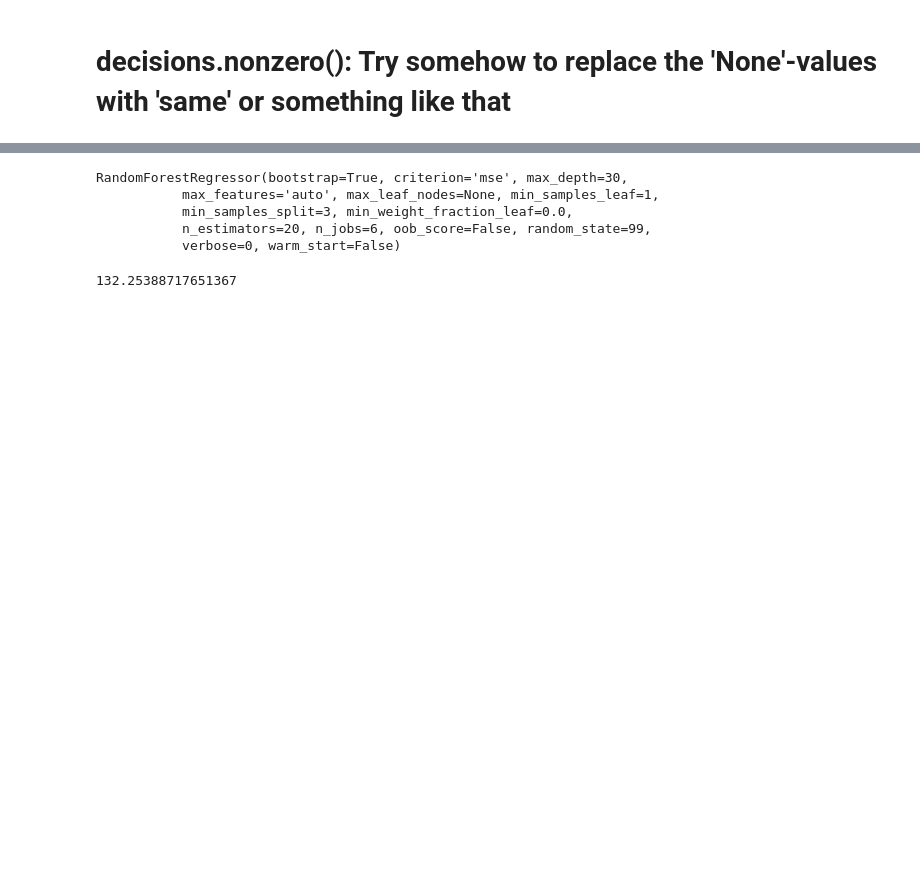
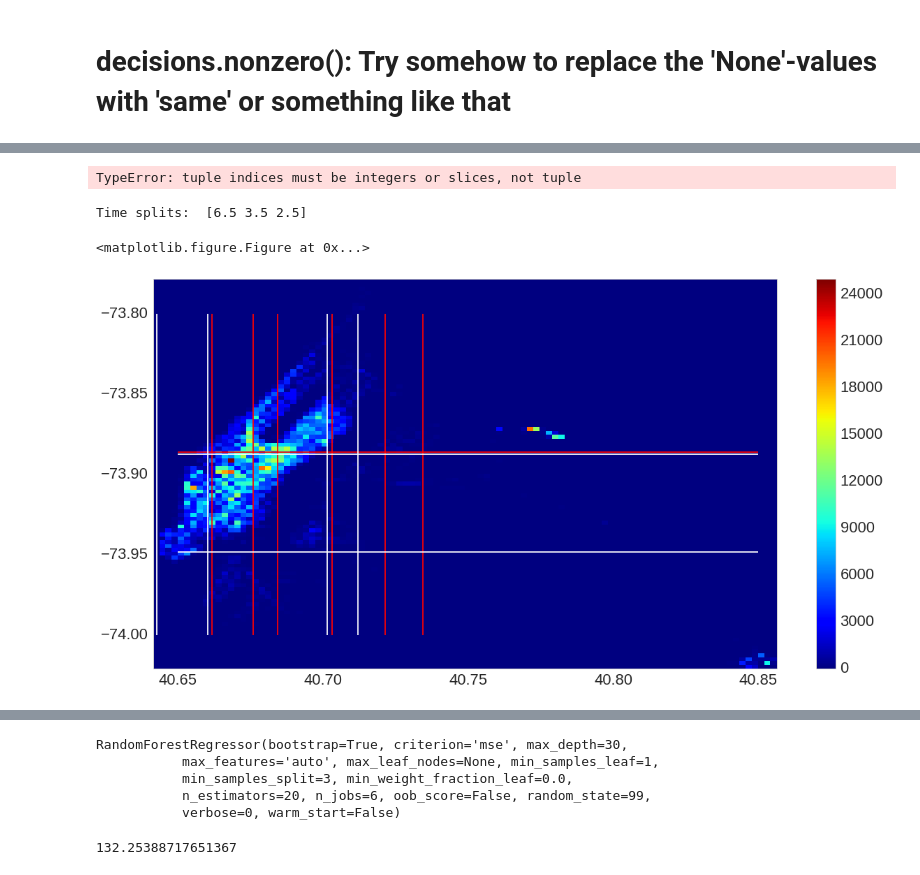
Before and after one commit to nikhase/nyc-taxi, a Jupyter notebook: weeklyAnalysis.ipynb, the cells around one changed output, grey strips where cells are left out. Saved outputs shown, nothing was run; the diff lists cells and outputs as text; code cells hidden in the pictures; blank space fills up the shorter version.

```diff
--- a/weeklyAnalysis.ipynb
+++ b/weeklyAnalysis.ipynb
@@ -1317,0 +1333,5 @@ array([['pickup_longitude', '-73.8860931396', 'dropoff_longitude', ...,
+# %%
+split_vals = decisionsdf.iloc[0][1:41:2]
+long_splits = split_vals[(split_vals>=-75) & (split_vals<=-70)]
+lat_splits = split_vals[(split_vals>=40) & (split_vals<=41)]
+time_splits = split_vals[(split_vals>=0) & (split_vals<=24) & (split_vals % 1 ==.5)] # because the splits are not decimal are leaf values!
@@ -1317,0 +1358,2 @@ array([['pickup_longitude', '-73.8860931396', 'dropoff_longitude', ...,
+# %%
+split_keys = decisionsdf.iloc[0][0:40:2]
@@ -1317,0 +1380,3 @@ array([['pickup_longitude', '-73.8860931396', 'dropoff_longitude', ...,
+# %%
+h = np.column_stack((split_keys.values, split_vals.values))
+h
@@ -1317,0 +1424,8 @@ array([['pickup_longitude', '-73.8860931396', 'dropoff_longitude', ...,
+# %%
+pila_splits = h[h[:,0]=='pickup_latitude'][:,1],
+pilo_splits = h[h[:,0]=='pickup_longitude'][:,1],
+drola_splits = h[h[:,0]=='dropoff_latitude'][:,1]
+drolo_splits = h[h[:,0]=='dropoff_longitude'][:,1],
+pidada_splits = h[h[:,0]=='pickup_datetime_dayofweek'][:,1],
+pidaho_splits = h[h[:,0]=='pickup_datetime_hour'][:,1],
+leval = h[h[:,0]=='leaf_val'][:,1]
@@ -1317,0 +1446,41 @@ array([['pickup_longitude', '-73.8860931396', 'dropoff_longitude', ...,
+# %%
+pila_splits[:,1]
+# %% [output]
+TypeError: tuple indices must be integers or slices, not tuple
+# %%
+x = data_in_box.pickup_latitude
+y = data_in_box.pickup_longitude
+
+H, xedges, yedges = np.histogram2d(x, y, bins=100, normed=False, weights=None)
+
+plt.jet()
+fig = plt.figure(figsize=(20, 10))
+#ax.set_title('pcolormesh: exact bin edges')
+X, Y = np.meshgrid(xedges, yedges)
+mesh = plt.pcolormesh(X, Y, H)
+plt.colorbar(mesh)
+#ax.set_aspect('equal')
+#plt.savefig('figure.pdf', format='pdf')
+#plt.savefig('figure.png', format='png')
+
+## Plot the horizontal / vertival lines here via eventplot
+plt.hold(True)
+plt.eventplot(pila_splits, orientation='horizontal', lineoffsets=-73.9,
+          linelengths=0.2, linewidths=None, color = [[1,0,0]],
+          linestyles='solid')
+plt.eventplot(pilo_splits, orientation='vertical', lineoffsets=40.75,
+          linelengths=.2, linewidths=None, color = [[1,0,0]],
+          linestyles='solid')
+plt.eventplot(drola_splits, orientation='horizontal', lineoffsets=-73.9,
+          linelengths=0.2, linewidths=None, color = [[1,1,1]],
+          linestyles='solid')
+plt.eventplot(drolo_splits, orientation='vertical', lineoffsets=40.75,
+          linelengths=.2, linewidths=None, color = [[1,1,1]],
+          linestyles='solid')
+plt.axis([xedges.min(),xedges.max(),yedges.min(),yedges.max()]) # zoom in
+plt.hold(False)
+print('Time splits: ',time_splits.values)
+# %% [output]
+Time splits:  [6.5 3.5 2.5]
+<matplotlib.figure.Figure at 0x...>
+[figure, added]
```
Also changed, not shown: parts of 21 cells of this notebook.
